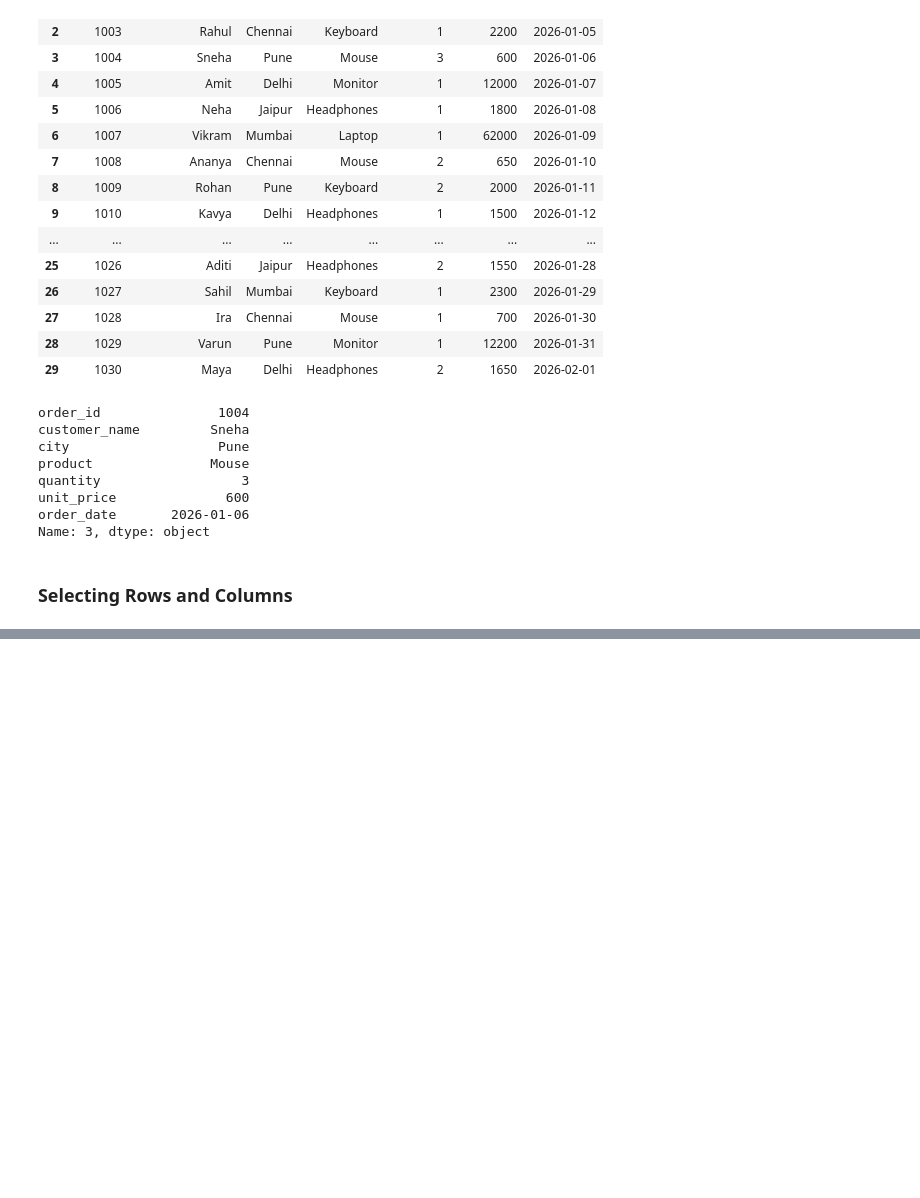
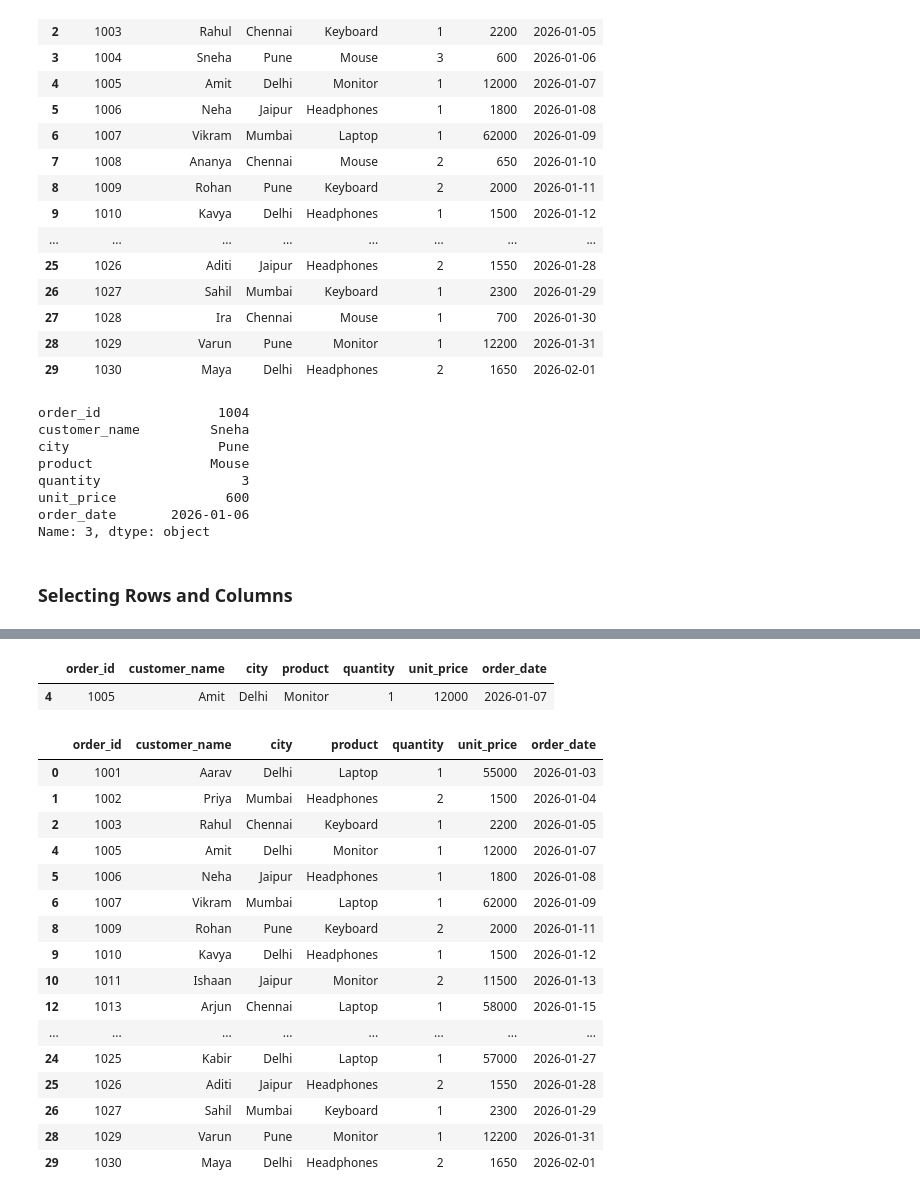
Before and after one commit to Sachinyadavdev/data-science, a Jupyter notebook: Pandas/data-filtering.ipynb, the cells around one changed output, grey strips where cells are left out. Cells and saved outputs as stored; diff of their text form; code cells hidden in the pictures; blank space fills up the shorter version.

```diff
--- a/Pandas/data-filtering.ipynb
+++ b/Pandas/data-filtering.ipynb
@@ -69,0 +161,26 @@ df.loc[0]
+# %%
+df.query("customer_name == 'Amit'")
+# %% [output]
+|  | order_id | customer_name | city | product | quantity | unit_price | order_date |
+| 4 | 1005 | Amit | Delhi | Monitor | 1 | 12000 | 2026-01-07 |
+# %%
+product_price = 900
+df.query("unit_price > @product_price")
+# %% [output]
+|  | order_id | customer_name | city | product | quantity | unit_price | order_date |
+| 0 | 1001 | Aarav | Delhi | Laptop | 1 | 55000 | 2026-01-03 |
+| 1 | 1002 | Priya | Mumbai | Headphones | 2 | 1500 | 2026-01-04 |
+| 2 | 1003 | Rahul | Chennai | Keyboard | 1 | 2200 | 2026-01-05 |
+| 4 | 1005 | Amit | Delhi | Monitor | 1 | 12000 | 2026-01-07 |
+| 5 | 1006 | Neha | Jaipur | Headphones | 1 | 1800 | 2026-01-08 |
+| 6 | 1007 | Vikram | Mumbai | Laptop | 1 | 62000 | 2026-01-09 |
+| 8 | 1009 | Rohan | Pune | Keyboard | 2 | 2000 | 2026-01-11 |
+| 9 | 1010 | Kavya | Delhi | Headphones | 1 | 1500 | 2026-01-12 |
+| 10 | 1011 | Ishaan | Jaipur | Monitor | 2 | 11500 | 2026-01-13 |
+| 12 | 1013 | Arjun | Chennai | Laptop | 1 | 58000 | 2026-01-15 |
+| ... | ... | ... | ... | ... | ... | ... | ... |
+| 24 | 1025 | Kabir | Delhi | Laptop | 1 | 57000 | 2026-01-27 |
+| 25 | 1026 | Aditi | Jaipur | Headphones | 2 | 1550 | 2026-01-28 |
+| 26 | 1027 | Sahil | Mumbai | Keyboard | 1 | 2300 | 2026-01-29 |
+| 28 | 1029 | Varun | Pune | Monitor | 1 | 12200 | 2026-01-31 |
+| 29 | 1030 | Maya | Delhi | Headphones | 2 | 1650 | 2026-02-01 |
```
Also changed, not shown: parts of 15 cells of this notebook.
